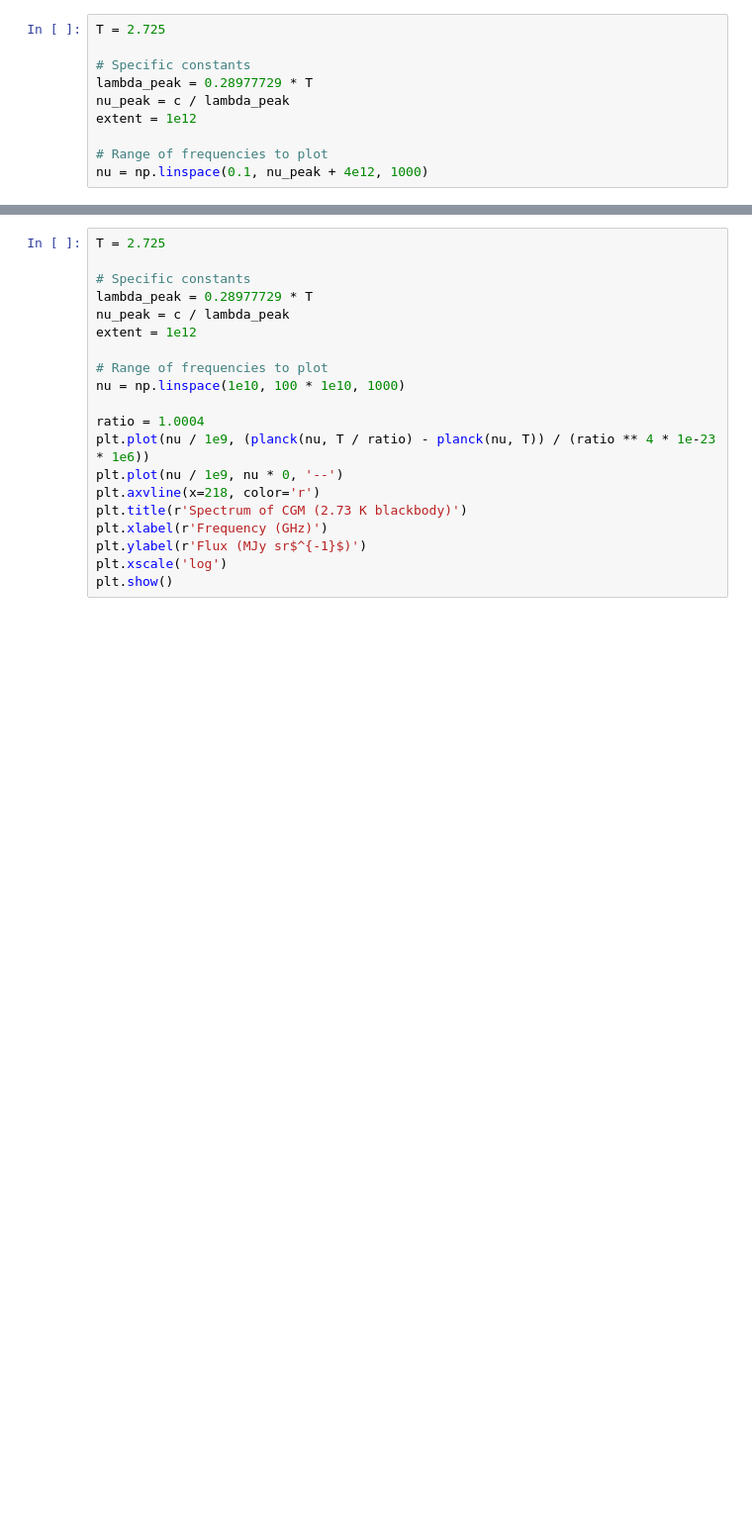
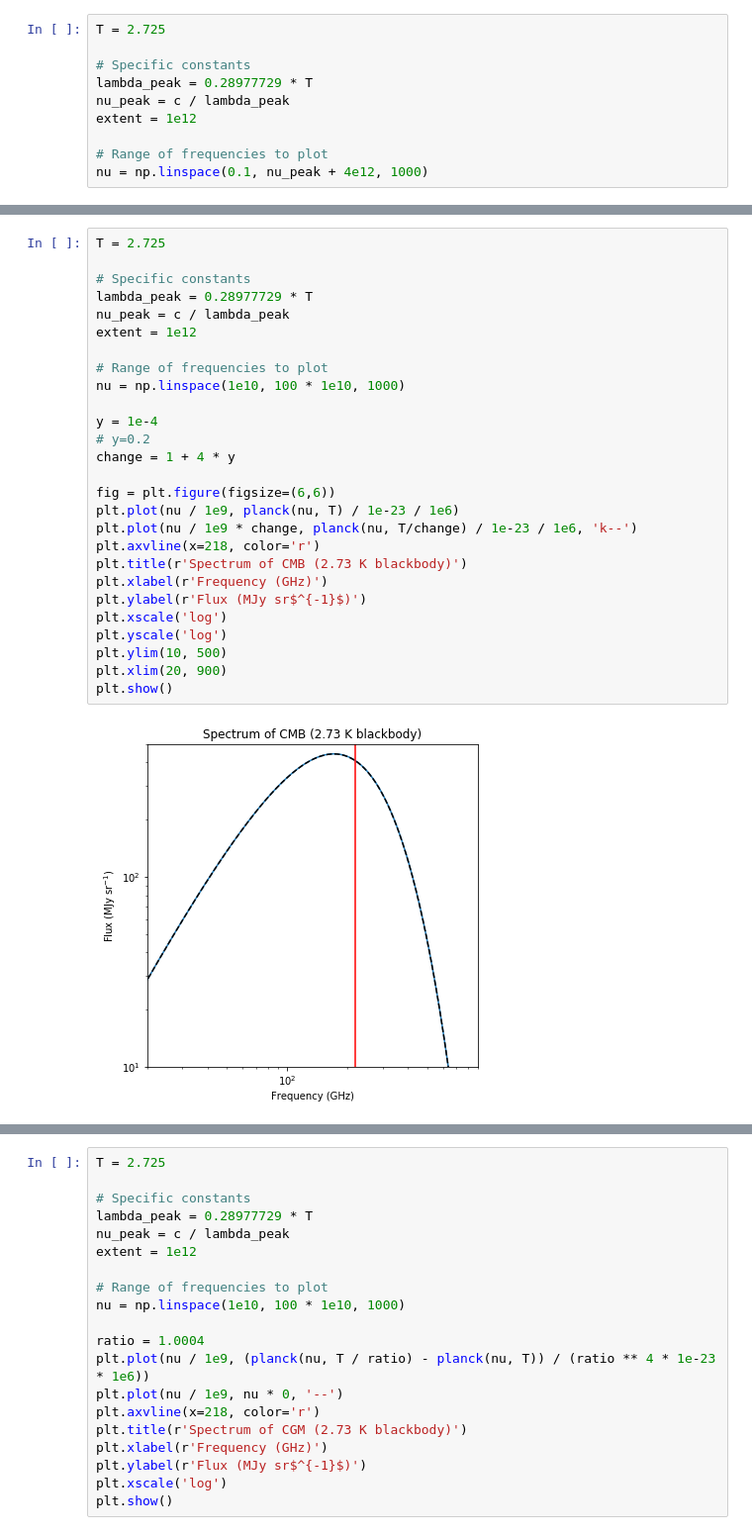
Before and after one commit to bbrzycki/interactive-sz-effect, a Jupyter notebook: sz_plot.ipynb, the cells around one changed output, grey strips where cells are left out. Shown: that part at 99% size. Cells and saved outputs as stored; diff of their text form; blank space fills up the shorter version.

```diff
--- a/sz_plot.ipynb
+++ b/sz_plot.ipynb
@@ -82,6 +82,35 @@ plt.yscale('log')
 plt.show()
 # %% [output]
 [figure]
+# %%
+T = 2.725
+
+# Specific constants
+lambda_peak = 0.28977729 * T
+nu_peak = c / lambda_peak
+extent = 1e12
+
+# Range of frequencies to plot
+nu = np.linspace(1e10, 100 * 1e10, 1000)
+
+y = 1e-4
+# y=0.2
+change = 1 + 4 * y
+
+fig = plt.figure(figsize=(6,6))
+plt.plot(nu / 1e9, planck(nu, T) / 1e-23 / 1e6)
+plt.plot(nu / 1e9 * change, planck(nu, T/change) / 1e-23 / 1e6, 'k--')
+plt.axvline(x=218, color='r')
+plt.title(r'Spectrum of CMB (2.73 K blackbody)')
+plt.xlabel(r'Frequency (GHz)')
+plt.ylabel(r'Flux (MJy sr$^{-1}$)')
+plt.xscale('log')
+plt.yscale('log')
+plt.ylim(10, 500)
+plt.xlim(20, 900)
+plt.show()
+# %% [output]
+[figure, added]
 # %%
 T = 2.725
 
```
Also changed, not shown: parts of 19 cells of this notebook.
